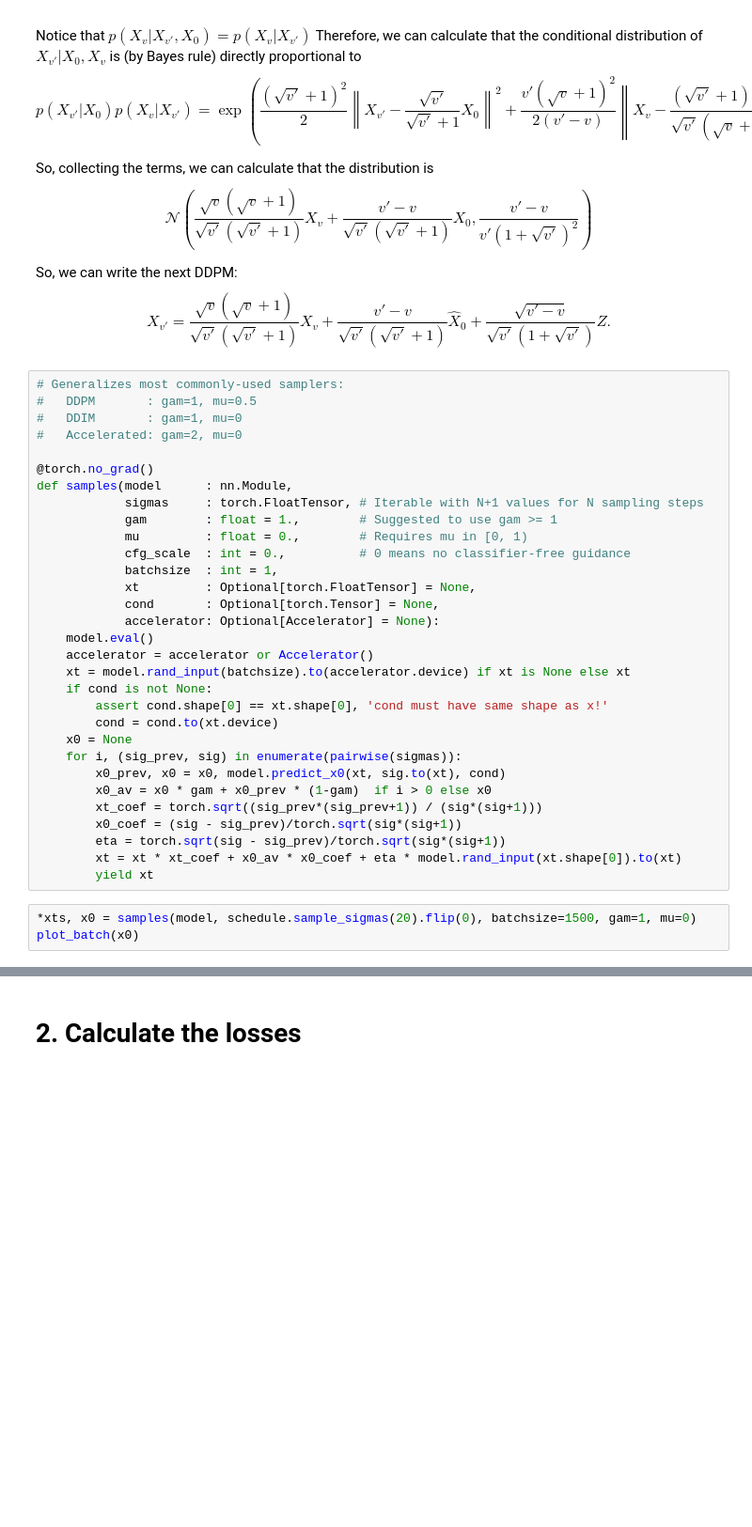
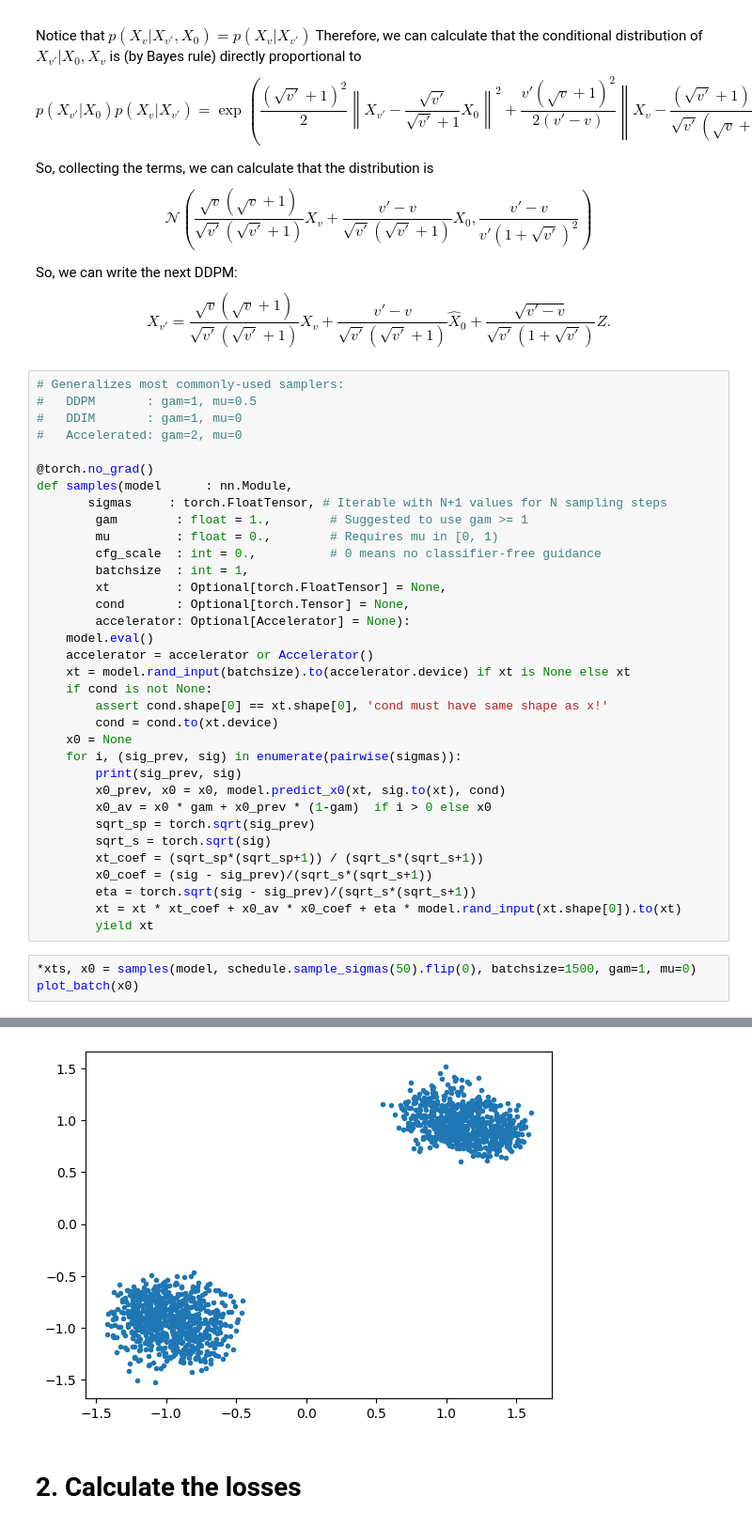
Before and after one commit to JetfiRex/Diffusion-ToyModel, a Jupyter notebook: Diffusion_rectflow.ipynb, the cells around one changed output, grey strips where cells are left out. Shown at 94% size. Cells and saved outputs as stored; diff of their text form; blank space fills up the shorter version.

```diff
--- a/Diffusion_rectflow.ipynb
+++ b/Diffusion_rectflow.ipynb
@@ -326,14 +326,14 @@ $$X_{v'} = \frac{\sqrt{v}(\sqrt{v}+1)}{\sqrt{v'}(\sqrt{v'}+1)}X_v + \frac{v'-v}{
 
 @torch.no_grad()
 def samples(model      : nn.Module,
-            sigmas     : torch.FloatTensor, # Iterable with N+1 values for N sampling steps
-            gam        : float = 1.,        # Suggested to use gam >= 1
-            mu         : float = 0.,        # Requires mu in [0, 1)
-            cfg_scale  : int = 0.,          # 0 means no classifier-free guidance
-            batchsize  : int = 1,
-            xt         : Optional[torch.FloatTensor] = None,
-            cond       : Optional[torch.Tensor] = None,
-            accelerator: Optional[Accelerator] = None):
+       sigmas     : torch.FloatTensor, # Iterable with N+1 values for N sampling steps
+        gam        : float = 1.,        # Suggested to use gam >= 1
+        mu         : float = 0.,        # Requires mu in [0, 1)
+        cfg_scale  : int = 0.,          # 0 means no classifier-free guidance
+        batchsize  : int = 1,
+        xt         : Optional[torch.FloatTensor] = None,
+        cond       : Optional[torch.Tensor] = None,
+        accelerator: Optional[Accelerator] = None):
     model.eval()
     accelerator = accelerator or Accelerator()
     xt = model.rand_input(batchsize).to(accelerator.device) if xt is None else xt
@@ -342,13 +342,17 @@ def samples(model      : nn.Module,
         cond = cond.to(xt.device)
     x0 = None
     for i, (sig_prev, sig) in enumerate(pairwise(sigmas)):
+        print(sig_prev, sig)
         x0_prev, x0 = x0, model.predict_x0(xt, sig.to(xt), cond)
         x0_av = x0 * gam + x0_prev * (1-gam)  if i > 0 else x0
-        xt_coef = torch.sqrt((sig_prev*(sig_prev+1)) / (sig*(sig+1)))
-        x0_coef = (sig - sig_prev)/torch.sqrt(sig*(sig+1))
-        eta = torch.sqrt(sig - sig_prev)/torch.sqrt(sig*(sig+1))
+        sqrt_sp = torch.sqrt(sig_prev)
+        sqrt_s = torch.sqrt(sig)
+        xt_coef = (sqrt_sp*(sqrt_sp+1)) / (sqrt_s*(sqrt_s+1))
+        x0_coef = (sig - sig_prev)/(sqrt_s*(sqrt_s+1))
+        eta = torch.sqrt(sig - sig_prev)/(sqrt_s*(sqrt_s+1))
         xt = xt * xt_coef + x0_av * x0_coef + eta * model.rand_input(xt.shape[0]).to(xt)
         yield xt
 # %%
-*xts, x0 = samples(model, schedule.sample_sigmas(20).flip(0), batchsize=1500, gam=1, mu=0)
+*xts, x0 = samples(model, schedule.sample_sigmas(50).flip(0), batchsize=1500, gam=1, mu=0)
 plot_batch(x0)
+# %% [output]
@@ -355,3 +376,4 @@ plot_batch(x0)
+[figure, added]
 # %% [markdown]
 # 2. Calculate the losses
 # %% [markdown]
```
Also changed, not shown: parts of 37 cells of this notebook.
